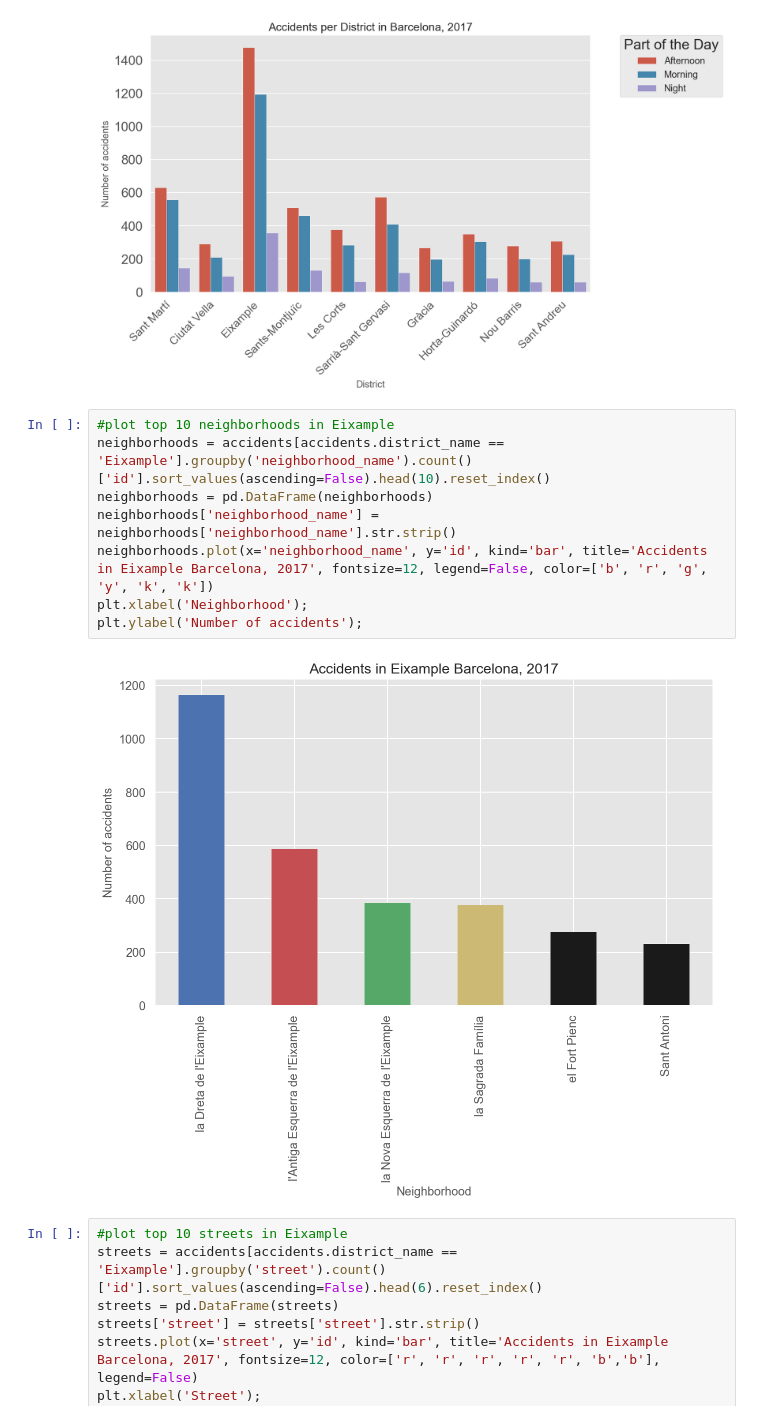
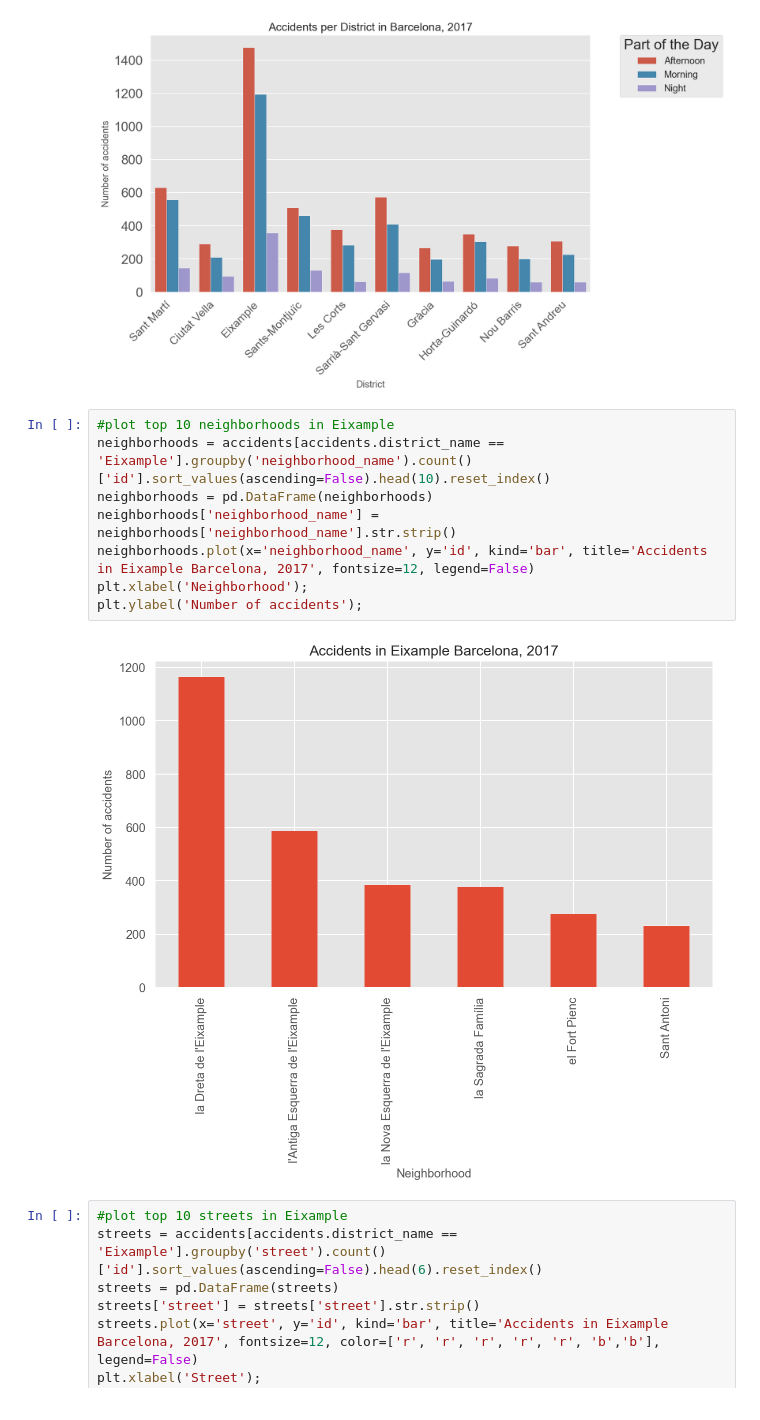
Before and after one commit to salkadhi/barcelona, a Jupyter notebook: src/accidents.ipynb, the cells around one changed output. Drawn from its saved outputs; the diff is of its cells as text.

```diff
--- a/src/accidents.ipynb
+++ b/src/accidents.ipynb
@@ -277,13 +213,13 @@ plt.legend(loc='upper right', bbox_to_anchor=(1.3, 1), borderaxespad=0., fontsiz
 # %%
 #plot top 10 neighborhoods in Eixample
 neighborhoods = accidents[accidents.district_name == 'Eixample'].groupby('neighborhood_name').count()['id'].sort_values(ascending=False).head(10).reset_index()
 neighborhoods = pd.DataFrame(neighborhoods)
 neighborhoods['neighborhood_name'] = neighborhoods['neighborhood_name'].str.strip()
-neighborhoods.plot(x='neighborhood_name', y='id', kind='bar', title='Accidents in Eixample Barcelona, 2017', fontsize=12, legend=False, color=['b', 'r', 'g', 'y', 'k', 'k'])
+neighborhoods.plot(x='neighborhood_name', y='id', kind='bar', title='Accidents in Eixample Barcelona, 2017', fontsize=12, legend=False)
 plt.xlabel('Neighborhood');
 plt.ylabel('Number of accidents');
 # %% [output]
-[figure, old version]
+[figure, new version]
 # %%
 #plot top 10 streets in Eixample
 streets = accidents[accidents.district_name == 'Eixample'].groupby('street').count()['id'].sort_values(ascending=False).head(6).reset_index()
```
Also changed, not shown: parts of 10 cells of this notebook, 7 other files.
